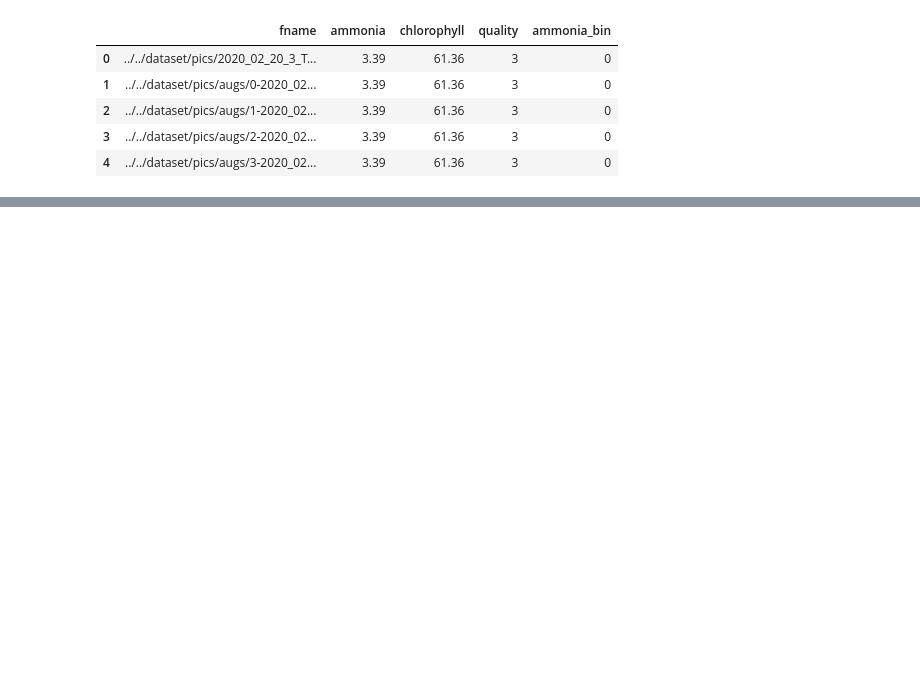
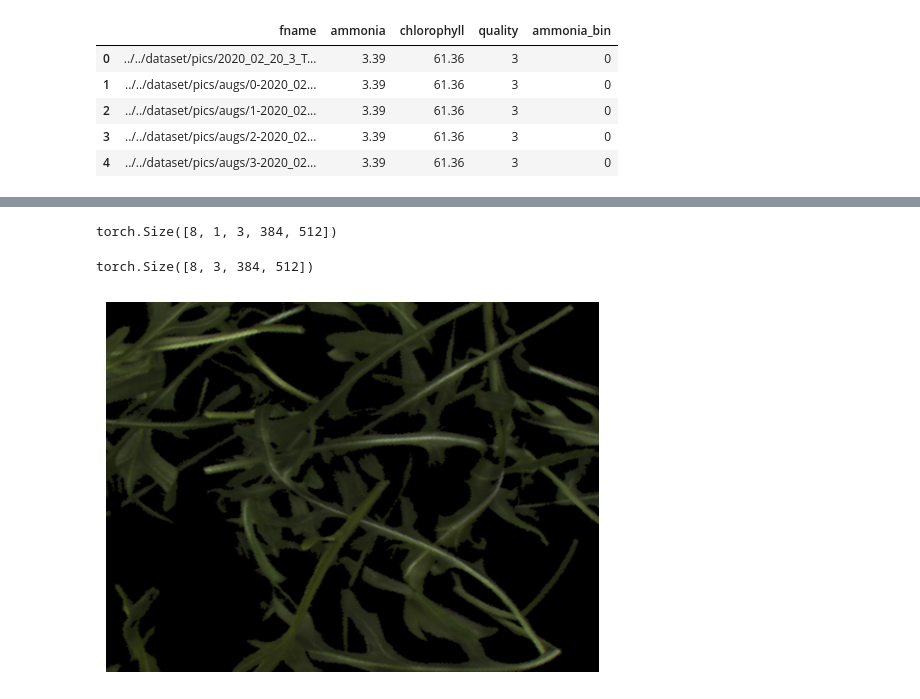
Before and after one commit to GianmarcoTurchiano/Agroalimentary-Quality-Control, a Jupyter notebook: notebooks/loader.ipynb, the cells around one changed output, grey strips where cells are left out. Saved outputs shown, nothing was run; the diff lists cells and outputs as text; code cells hidden in the pictures; blank space fills up the shorter version.

```diff
--- a/notebooks/loader.ipynb
+++ b/notebooks/loader.ipynb
@@ -66,0 +94,53 @@ tensor(1.4546, grad_fn=<DivBackward0>)
+# %%
+image[bin_indices]
+# %% [output]
+torch.Size([8, 1, 3, 384, 512])
+# %%
+image.shape
+# %% [output]
+torch.Size([8, 3, 384, 512])
+# %%
+num_bins = 4
+
+for images, targets in tqdm(loader):
+    quantiles = torch.quantile(targets, torch.linspace(0, 1, steps=num_bins))  # 5 steps for 4 bins
+    bin_edges = quantiles.tolist()
+    bin_indices = torch.bucketize(targets, torch.tensor(bin_edges))
+    negative_bin_indices = (bin_indices + 2) % num_bins
+
+    anchors = []
+    negatives = []
+
+    for i in range(len(images)):
+        # Get the current bin and negative bin for the current image
+        anchor_bin = bin_indices[i]
+        negative_bin = negative_bin_indices[i]
+
+        # Select a random anchor and a random negative from the corresponding bins
+        anchor_indices = torch.where(bin_indices == anchor_bin)[0]
+        negative_indices = torch.where(bin_indices == negative_bin)[0]
+
+        # Randomly pick an anchor and a negative
+        anchor_idx = anchor_indices[torch.randint(0, len(anchor_indices), (1,))]
+        negative_idx = negative_indices[torch.randint(0, len(negative_indices), (1,))]
+
+        # Fetch the selected anchor and negative images
+        # Use direct indexing without extra dimensions
+        anchor_image = images[anchor_idx].squeeze(0)  # Remove the singleton dimension
+        negative_image = images[negative_idx].squeeze(0)  # Remove the singleton dimension
+
+        # Append the anchor and negative to the respective lists
+        anchors.append(anchor_image)
+        negatives.append(negative_image)
+
+    # Convert the list of anchors and negatives into tensors
+    anchors = torch.stack(anchors)  # Shape: (total_count, c, h, w)
+    negatives = torch.stack(negatives)  # Shape: (total_count, c, h, w)
+# %%
+pic = images[0]
+pic = pic.permute(1, 2, 0)
+plt.imshow(pic.numpy())
+plt.axis('off')
+plt.show()
+# %% [output]
+[figure, added]
```
Also changed, not shown: parts of 9 cells of this notebook, 2 other files.
